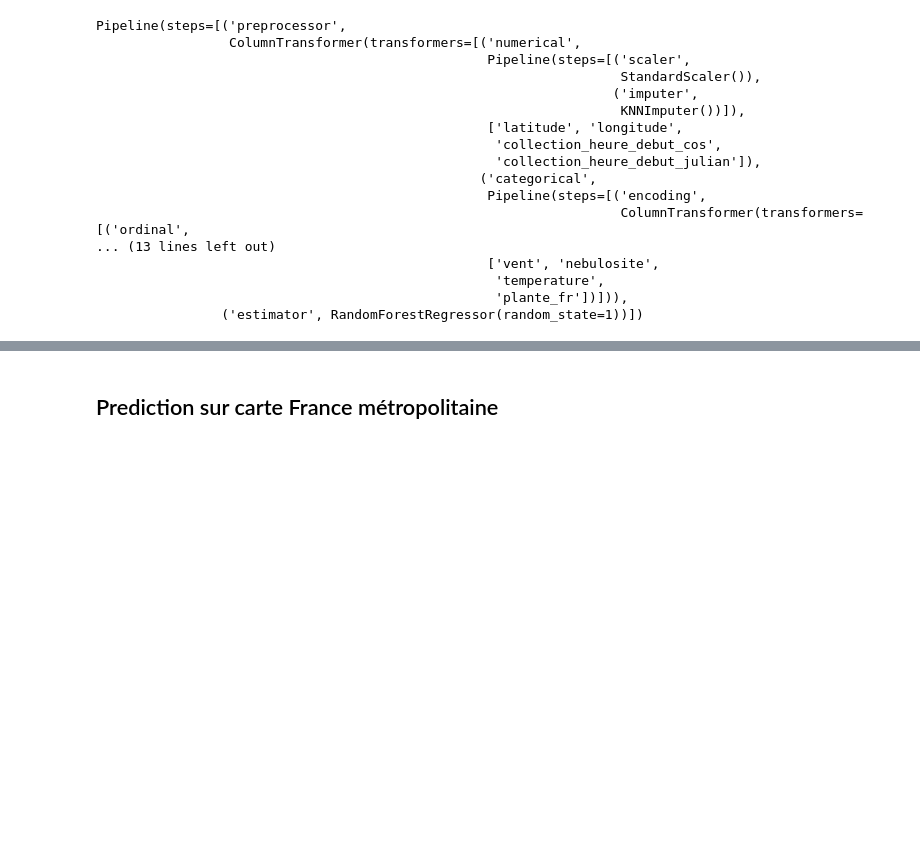
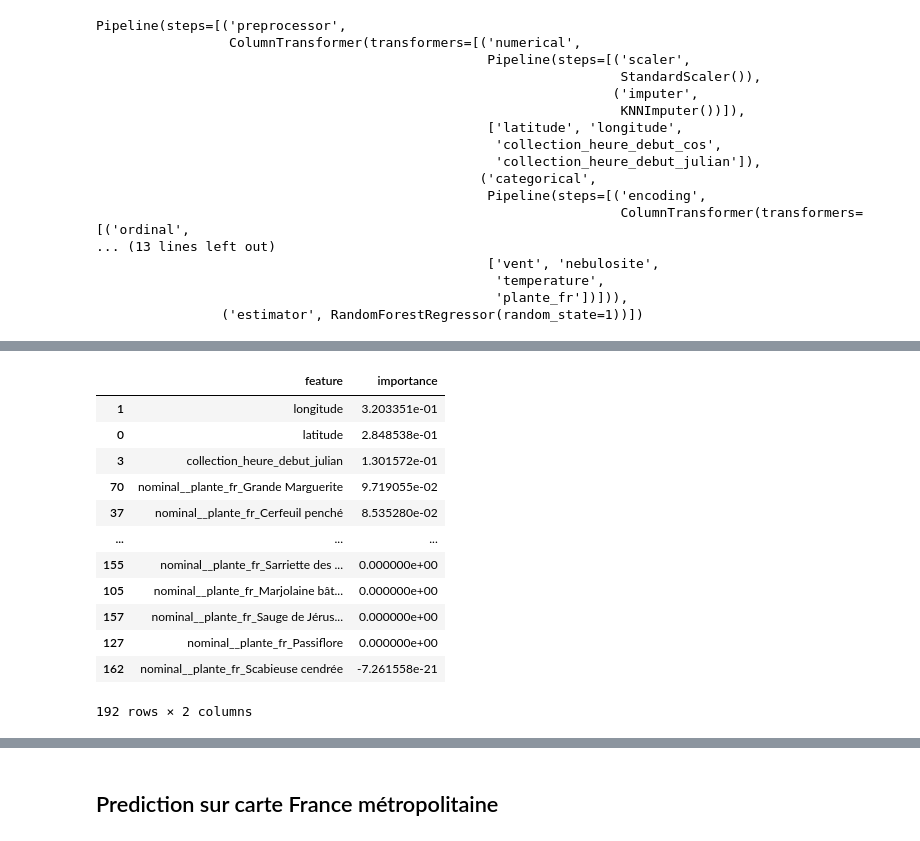
Before and after one commit to juldpnt/fil-rouge-pollinisateurs, a Jupyter notebook: notebooks/model_setup.ipynb, the cells around one changed output, grey strips where cells are left out. Cells and saved outputs as stored; diff of their text form; code cells hidden in the pictures; blank space fills up the shorter version.

```diff
--- a/notebooks/model_setup.ipynb
+++ b/notebooks/model_setup.ipynb
@@ -259,19 +305,34 @@ R2 score: 0.97
 # %%
 # Cluncky way to get feature importance, not prone to change !!!!
 
 importance = pipe.named_steps["estimator"].feature_importances_
 # use passthrough step to get the features names
 feature_names = (
     pipe.named_steps["preprocessor"]
     .transformers_[1][1]
     .named_steps["encoding"]
     .get_feature_names_out(input_features=categorical_features)
 )
 feature_names = np.concatenate([numeric_features, feature_names])
 
 feature_importance = pd.DataFrame(
     {"feature": feature_names, "importance": importance}
 ).sort_values("importance", ascending=False)
+feature_importance
+# %% [output]
+|  | feature | importance |
+| 1 | longitude | 3.203351e-01 |
+| 0 | latitude | 2.848538e-01 |
+| 3 | collection_heure_debut_julian | 1.301572e-01 |
+| 70 | nominal__plante_fr_Grande Marguerite | 9.719055e-02 |
+| 37 | nominal__plante_fr_Cerfeuil penché | 8.535280e-02 |
+| ... | ... | ... |
+| 155 | nominal__plante_fr_Sarriette des ... | 0.000000e+00 |
+| 105 | nominal__plante_fr_Marjolaine bât... | 0.000000e+00 |
+| 157 | nominal__plante_fr_Sauge de Jérus... | 0.000000e+00 |
+| 127 | nominal__plante_fr_Passiflore | 0.000000e+00 |
+| 162 | nominal__plante_fr_Scabieuse cendrée | -7.261558e-21 |
+192 rows × 2 columns
 # %%
 # plot y_test vs y_pred
 plt.scatter(y_test, y_pred)
```
Also changed, not shown: parts of 15 cells of this notebook, 1 other file.
